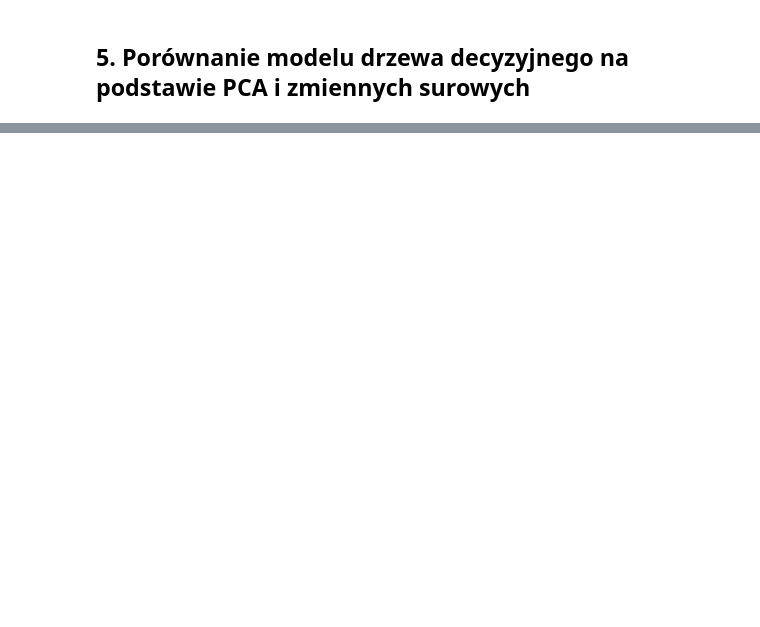
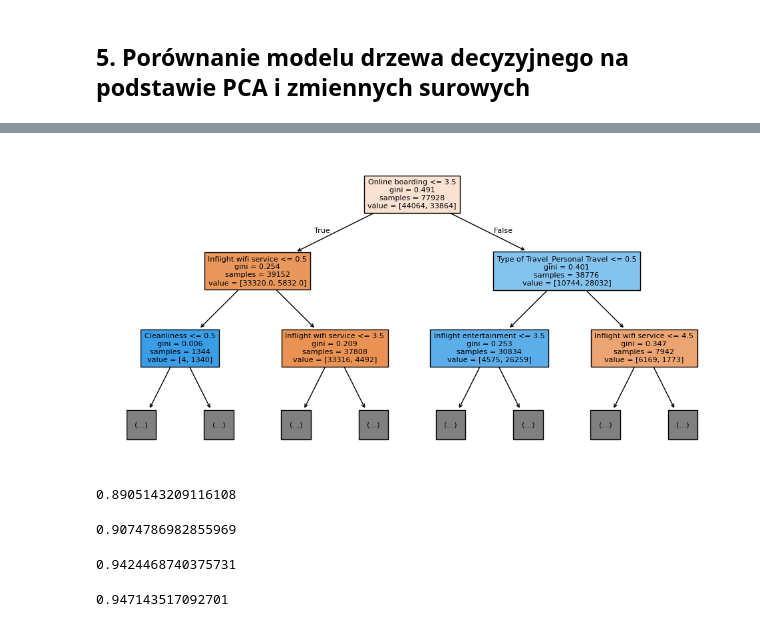
Before and after one commit to infoshareacademy/ml_course_demo_2, a Jupyter notebook: PCA.ipynb, the cells around one changed output, grey strips where cells are left out. Drawn from its saved outputs; the diff is of its cells as text; code cells hidden in the pictures; blank space fills up the shorter version.

```diff
--- a/PCA.ipynb
+++ b/PCA.ipynb
@@ -90,15 +190,34 @@ model_pca = DecisionTreeClassifier(max_depth=10, min_samples_split=20).fit(...)
 # %%
 # model standardowy
-model_std = DecisionTreeClassifier(max_depth=10, min_samples_split=20).fit(...)
+model_std = DecisionTreeClassifier(max_depth=10, min_samples_split=20).fit(train_x, train_y)
+# %%
+# Rysowanie drzewa
+plt.figure(figsize=(12,6))
+plot_tree(decision_tree=model_std,
+          filled=True,
+          feature_names=model_std.feature_names_in_,
+          max_depth=2,
+          fontsize=8)
+plt.show()
+# %% [output]
+[figure, added]
 # %%
 # Accuracy - model PCA test
-model_pca.score(...)
+model_pca.score(test_x_pca, test_y_pca)
+# %% [output]
+0.8905143209116108
 # %%
 # Accuracy - model PCA train
-model_pca.score(...)
+model_pca.score(train_x_pca,train_y_pca)
+# %% [output]
+0.9074786982855969
 # %%
 # Accuracy - model standardowy test
-model_std.score(...)
+model_std.score(test_x, test_y)
+# %% [output]
+0.9424468740375731
 # %%
 # Accuracy - model standardowy train
-model_std.score(...)
+model_std.score(train_x,train_y)
+# %% [output]
+0.947143517092701
```
Also changed, not shown: parts of 18 cells of this notebook, 1 other file.
